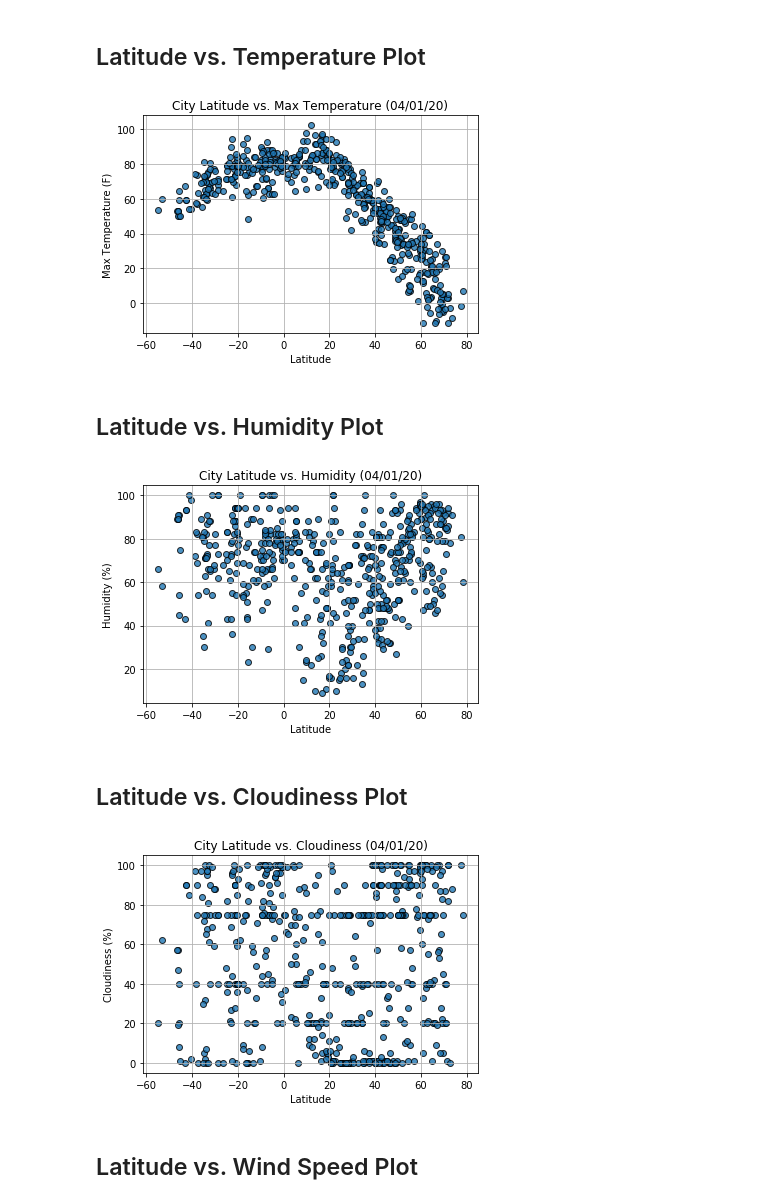
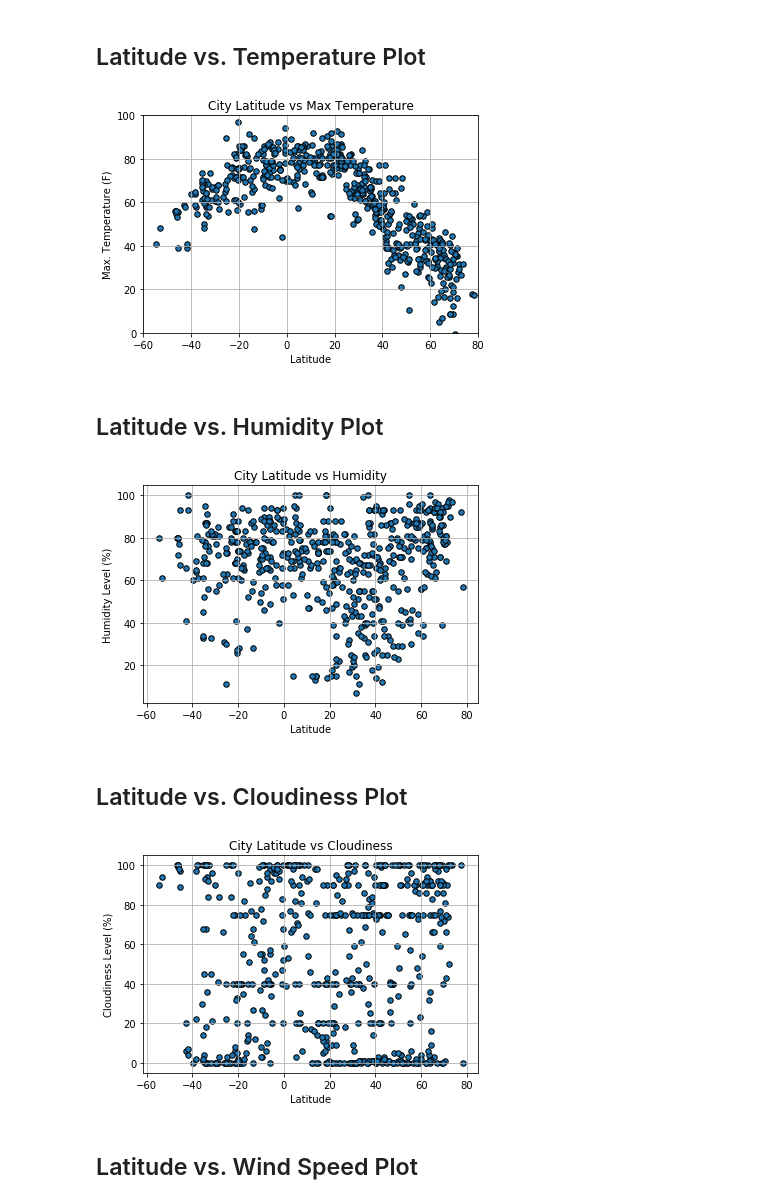
Before and after one commit to prasannarangam21/python-api-challenge, a Jupyter notebook: WeatherPy/WeatherPy.ipynb, the cells around one changed output. Drawn from its saved outputs; the diff is of its cells as text; code cells hidden in the pictures.

```diff
--- a/WeatherPy/WeatherPy.ipynb
+++ b/WeatherPy/WeatherPy.ipynb
@@ -97,0 +57,40 @@ Data Retrieval Complete
+# %%
+#OpenWeather Key
+
+units = "Imperial"
+
+query_url =  f"http://api.openweathermap.org/data/2.5/weather?appid={weather_api_key}&units={units}"
+query_url
+weather_data = []
+print("Beginning Data Retrieval ")
+print("----------------------------")
+for city in cities:
+    city_url = query_url + "&q=" + city
+    response = requests.get(city_url)
+    try:
+        response_json = response.json()
+        #print(response_json)
+        lat = response_json['coord']['lat']
+        lon = response_json['coord']['lon']
+        temp_max = response_json['main']['temp_max']
+        humidity = response_json['main']['humidity']
+        cloudiness = response_json['clouds']['all']
+        wind_speed = response_json['wind']['speed']
+        country = response_json['sys']['country']
+        date = response_json['dt']
+        weather_data.append({"City": city,
+                    "Lat": lat,
+                    "Lng": lon,
+                    "Max Temp": temp_max,
+                    "Humidity": humidity,
+                    "Cloudiness": cloudiness,
+                    "Wind Speed": wind_speed,
+                    "Country": country,
+                    "Date": date})
+        print(f"Processing : {city}")
+    except:
+        print("City not found. Skipping...")
+
+print("----------------------------")
+print("Data Retrieval Complete")
+print("----------------------------")
@@ -136,0 +119,3 @@ weather_df.to_csv("weather_df.csv")
+# %%
+city_data_df = pd.DataFrame(weather_data)
+city_data_df.count()
@@ -177,7 +184,7 @@ weather_df.to_csv("weather_df.csv")
 ## Latitude vs. Temperature Plot
 # %%
 #Create a Scatter Plot for Lattitude vs Temperature of City
-plt.scatter(weather_df["Lat"], weather_df["Max Temp"], marker='o',s=30, edgecolors= "black")
+plt.scatter(city_data_df["Lat"], city_data_df["Max Temp"], marker='o',s=30, edgecolors= "black")
 plt.title("City Latitude vs Max Temperature")
 
 plt.ylim(0,100)
@@ -190,26 +197,26 @@ plt.grid()
 
 plt.savefig("LAT VS TEMP.png")
 # %% [output]
-[figure, old version]
+[figure, new version]
 # %% [markdown]
 ## Latitude vs. Humidity Plot
 # %%
 #Create a Scatter Plot for Lattitude vs Humidity
-plt.scatter(weather_df["Lat"], weather_df["Humidity"], marker='o', s=30, edgecolors= "black")
+plt.scatter(city_data_df["Lat"], city_data_df["Humidity"], marker='o', s=30, edgecolors= "black")
 plt.title("City Latitude vs Humidity")
 plt.ylabel("Humidity Level (%)")
 plt.xlabel("Latitude")
 plt.grid()
 # plt.show()
 
 plt.savefig('LAT VS HUM.png')
 # %% [output]
-[figure, old version]
+[figure, new version]
 # %% [markdown]
 ## Latitude vs. Cloudiness Plot
 # %%
 #Create a Scatter Plot for Lattitude vs Cloudiness
-plt.scatter(weather_df["Lat"], weather_df["Cloudiness"], marker='o', s=30, edgecolors= "black")
+plt.scatter(city_data_df["Lat"], city_data_df["Cloudiness"], marker='o', s=30, edgecolors= "black")
 plt.title("City Latitude vs Cloudiness")
 plt.ylabel("Cloudiness Level (%)")
 plt.xlabel("Latitude")
@@ -218,7 +225,7 @@ plt.grid()
 
 plt.savefig('LAT VS CLOUD.png')
 # %% [output]
-[figure, old version]
+[figure, new version]
 # %% [markdown]
 ## Latitude vs. Wind Speed Plot
 # %%
```
Also changed, not shown: parts of 31 cells of this notebook, 11 other files.
